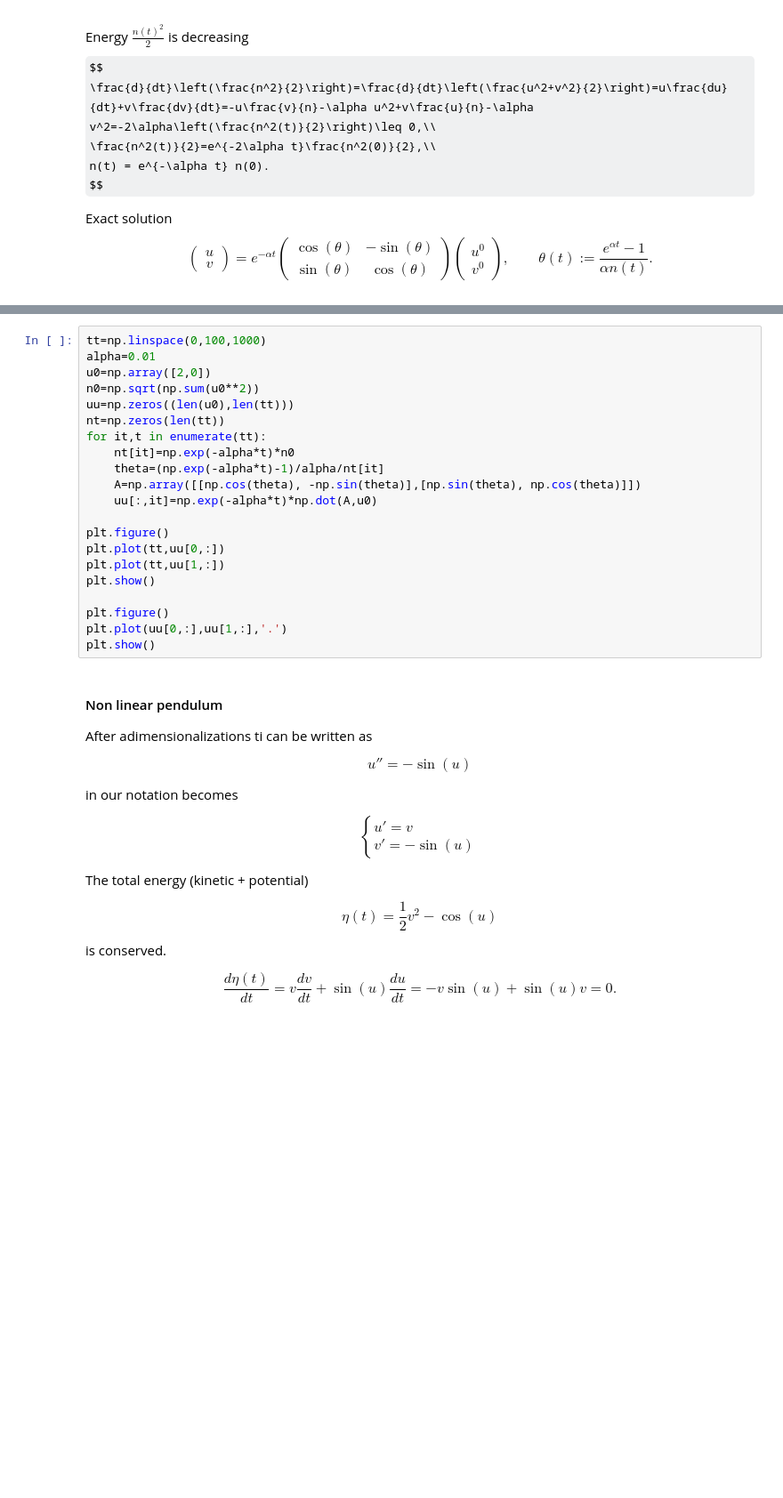
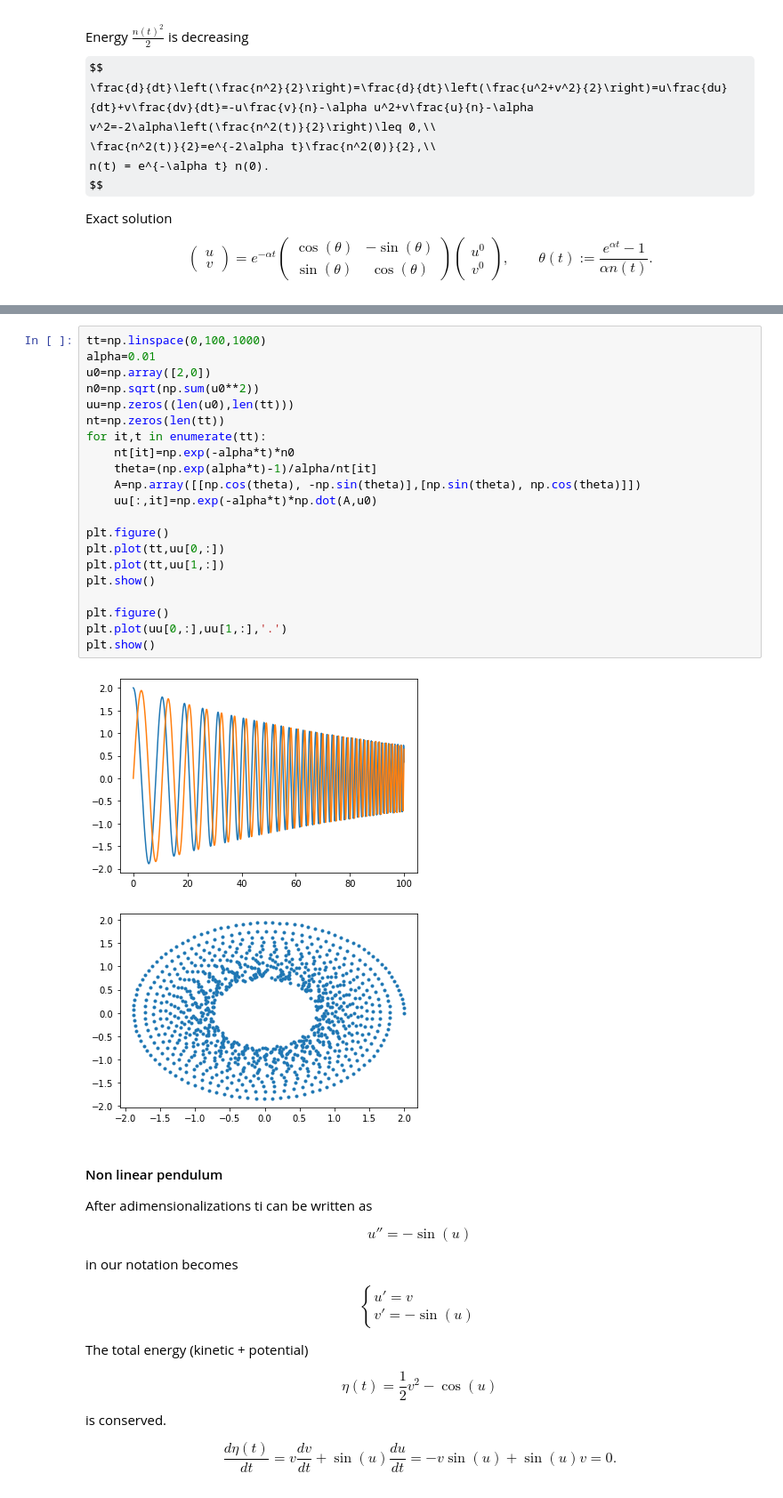
Before and after one commit to accdavlo/HighOrderODESolvers, a Jupyter notebook: solutions/Chapter 1 Theory of ODE.ipynb, the cells around one changed output, grey strips where cells are left out. Shown: that part at 89% size. Drawn from its saved outputs; the diff is of its cells as text; some formulas as TeX source; blank space fills up the shorter version.

```diff
--- a/solutions/Chapter 1 Theory of ODE.ipynb
+++ b/solutions/Chapter 1 Theory of ODE.ipynb
@@ -335,24 +335,27 @@ $$
 # %%
 tt=np.linspace(0,100,1000)
 alpha=0.01
 u0=np.array([2,0])
 n0=np.sqrt(np.sum(u0**2))
 uu=np.zeros((len(u0),len(tt)))
 nt=np.zeros(len(tt))
 for it,t in enumerate(tt):
     nt[it]=np.exp(-alpha*t)*n0
-    theta=(np.exp(-alpha*t)-1)/alpha/nt[it]
+    theta=(np.exp(alpha*t)-1)/alpha/nt[it]
     A=np.array([[np.cos(theta), -np.sin(theta)],[np.sin(theta), np.cos(theta)]])
     uu[:,it]=np.exp(-alpha*t)*np.dot(A,u0)
 
 plt.figure()
 plt.plot(tt,uu[0,:])
 plt.plot(tt,uu[1,:])
 plt.show()
 
 plt.figure()
 plt.plot(uu[0,:],uu[1,:],'.')
 plt.show()
+# %% [output]
+[figure, added]
+[figure, added]
 # %% [markdown]
 #### Non linear pendulum
 After adimensionalizations ti can be written as
```
Also changed, not shown: 4 other files.
